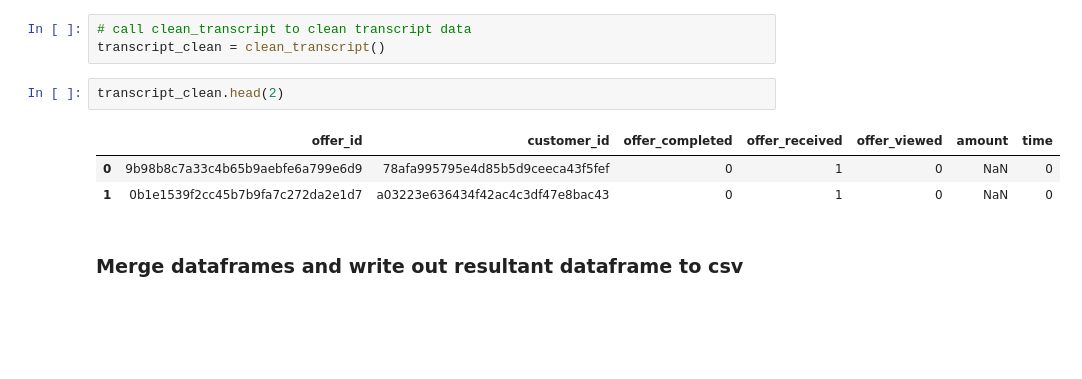
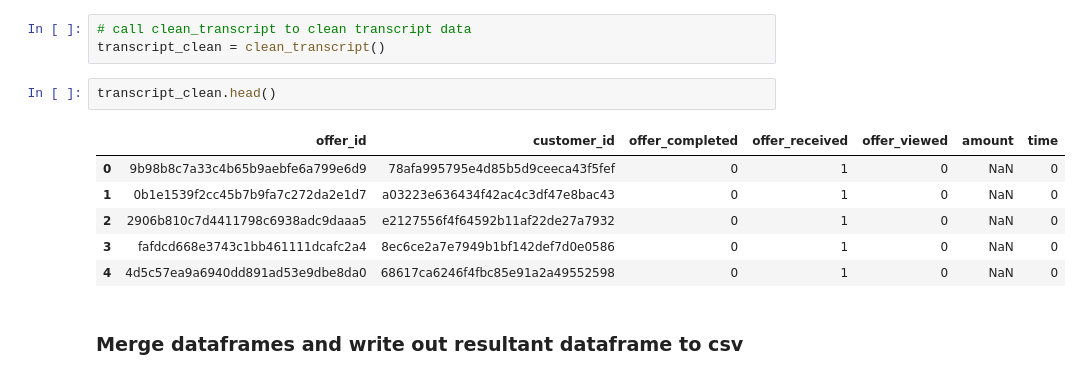
Before and after one commit to mmascaro864/capstone, a Jupyter notebook: starbucks_capstone.ipynb, the cells around one changed output. Saved outputs shown, nothing was run; the diff lists cells and outputs as text; blank space fills up the shorter version.

```diff
--- a/starbucks_capstone.ipynb
+++ b/starbucks_capstone.ipynb
@@ -423,11 +430,14 @@ profile_clean.head()
 # call clean_transcript to clean transcript data
 transcript_clean = clean_transcript()
 # %%
-transcript_clean.head(2)
+transcript_clean.head()
 # %% [output]
 |  | offer_id | customer_id | offer_completed | offer_received | offer_viewed | amount | time |
 | 0 | 9b98b8c7a33c4b65b9aebfe6a799e6d9 | 78afa995795e4d85b5d9ceeca43f5fef | 0 | 1 | 0 | NaN | 0 |
 | 1 | 0b1e1539f2cc45b7b9fa7c272da2e1d7 | a03223e636434f42ac4c3df47e8bac43 | 0 | 1 | 0 | NaN | 0 |
+| 2 | 2906b810c7d4411798c6938adc9daaa5 | e2127556f4f64592b11af22de27a7932 | 0 | 1 | 0 | NaN | 0 |
+| 3 | fafdcd668e3743c1bb461111dcafc2a4 | 8ec6ce2a7e7949b1bf142def7d0e0586 | 0 | 1 | 0 | NaN | 0 |
+| 4 | 4d5c57ea9a6940dd891ad53e9dbe8da0 | 68617ca6246f4fbc85e91a2a49552598 | 0 | 1 | 0 | NaN | 0 |
 # %% [markdown]
 ### Merge dataframes and write out resultant dataframe to csv
 # %%
```
Also changed, not shown: parts of 34 cells of this notebook.
